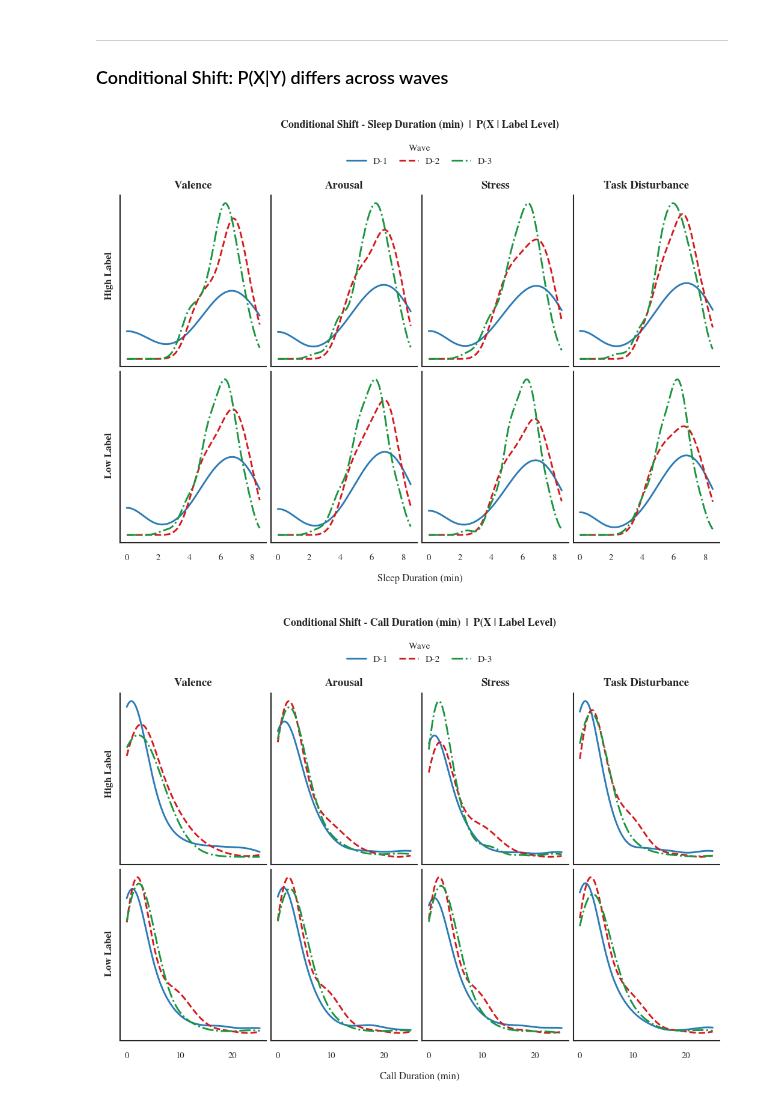
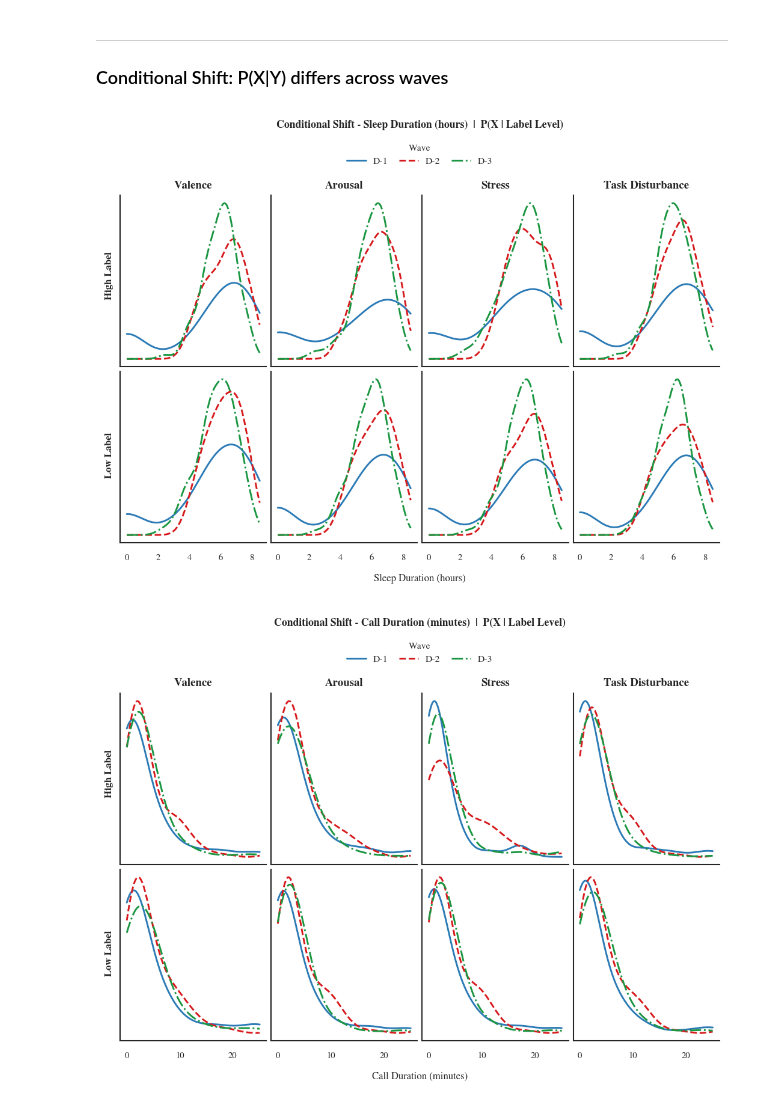
Before and after one commit to Kaist-ICLab/EmoPhone, a Jupyter notebook: EDA/psych_affect.ipynb, the cells around one changed output. Cells and saved outputs as stored; diff of their text form; code cells hidden in the pictures.

```diff
--- a/EDA/psych_affect.ipynb
+++ b/EDA/psych_affect.ipynb
@@ -253,9 +271,9 @@ d3_data = df_X_combined[df_X_combined["META#dataset"] == "D-3"]
 ---
 ### Covariate Shift: P(X) differs across waves
 # %%
-# ── 3. PCA VISUALIZATION (PER-USER MEANS) ─────────────────────────────────
+# PCA VISUALIZATION (PER-USER MEANS) ─────────────────────────────────
 # Compute per-user feature means
-user_means = df_X_combined.groupby(['PIF#participantID', 'META#dataset'])[numeric_common].mean()
+user_means = df_X_28d.groupby(['PIF#participantID', 'META#dataset'])[numeric_common].mean()
 user_means = user_means.reset_index()
 # Prepare data for PCA
 X = user_means[numeric_common].fillna(0).values
@@ -379,7 +671,7 @@ axes_flat = axes.ravel()
 
 for ax, feature in zip(axes_flat, top_features):
     for ds in WAVE_KEYS:
-        ds_df = df_X_combined[df_X_combined["META#dataset"] == ds]
+        ds_df = df_X_28d[df_X_28d["META#dataset"] == ds]
         vals  = _prepare_vals(feature, ds_df)
         if len(vals) < 5:
             continue
@@ -436,12 +728,12 @@ _LINESTYLES  = {"D-1": "-", "D-2": "--", "D-3": "-."}
 _MARKERS     = {"D-1": "o", "D-2": "s", "D-3": "^"}
 
 for _feature in _cs_features:
-    if _feature not in df_X_combined.columns:
-        print(f"  Skipping {_feature!r} — column not found in df_X_combined")
+    if _feature not in df_X_28d.columns:
+        print(f"  Skipping {_feature!r} — column not found in df_X_28d")
         continue
 
     feat_df = (
-        df_X_combined[["META#dataset", "PIF#participantID", _feature]]
+        df_X_28d[["META#dataset", "PIF#participantID", _feature]]
         .dropna()
         .groupby(["META#dataset", "PIF#participantID"])[_feature]
         .mean()
@@ -461,7 +753,7 @@ for _feature in _cs_features:
 
     for ax_i, (ax, lbl) in enumerate(zip(axes, SHARED_LABELS)):
         for wk in WAVE_KEYS:
-            esm_wk = esm_by_wave[wk]
+            esm_wk = esm_by_wave_28d[wk]
             if lbl not in esm_wk.columns:
                 continue
 
@@ -539,7 +831,7 @@ def _split_label_groups(
     """
     all_scores = []
     for wk in wave_keys:
-        esm_wk = esm_by_wave[wk]
+        esm_wk = esm_by_wave_28d[wk]
         if lbl not in esm_wk.columns:
             continue
         per_person = (
@@ -557,36 +849,33 @@ def _split_label_groups(
         return None
 
     all_df = pd.concat(all_scores, ignore_index=True)
-    global_median = all_df["lbl_score"].median()
-    high = set(all_df.loc[all_df["lbl_score"] >  global_median, "Pcode"])
-    low  = set(all_df.loc[all_df["lbl_score"] <= global_median, "Pcode"])
+    high = set(all_df.loc[all_df["lbl_score"] >=  1, "Pcode"])
+    low  = set(all_df.loc[all_df["lbl_score"] < 1, "Pcode"])
     return high, low
 
 
 _COND_FEATURES = [
     "Sleep#Duration",
-    # "Fitbitcalorie#VAL",
-    # "SCR_EVENT#DSC=ON",
     "CALL_DUR#VAL",
 ]
 _FEATURE_DISPLAY = {
-    "Sleep#Duration": "Sleep Duration (min)",
-    "CALL_DUR#VAL":   "Call Duration (min)",
+    "Sleep#Duration": "Sleep Duration (hours)",
+    "CALL_DUR#VAL":   "Call Duration (minutes)",
 }
 _UNIT_CONVERSIONS = {
-    "Sleep#Duration": 3600,  # raw → minutes
+    "Sleep#Duration": 3600,  # raw → hours
     "CALL_DUR#VAL":   60,    # raw → minutes
 }
 _COND_LINESTYLES = {"D-1": "-", "D-2": "--", "D-3": "-."}
 
 
 for _feature in _COND_FEATURES:
-    if _feature not in df_X_combined.columns:
+    if _feature not in df_X_28d.columns:
         print(f"  Skipping {_feature!r} — column not found")
         continue
 
     feat_df = (
-        df_X_combined[["META#dataset", "PIF#participantID", _feature]]
+        df_X_28d[["META#dataset", "PIF#participantID", _feature]]
         .dropna()
         .groupby(["META#dataset", "PIF#participantID"])[_feature]
         .mean()
@@ -603,9 +892,11 @@ for _feature in _COND_FEATURES:
     fig.subplots_adjust(hspace=0.35, wspace=0.18)
 
     first_legend_ax = None
+    # Store all plotted data to compute global y limits
+    all_y_vals = []
 
     for ax_i, (ax_row_high, ax_row_low, lbl) in enumerate(zip(axes[0], axes[1], SHARED_LABELS)):
-        groups = _split_label_groups(lbl, esm_by_wave, WAVE_KEYS)
+        groups = _split_label_groups(lbl, esm_by_wave_28d, WAVE_KEYS)
         if groups is None:
             continue
         high_pcodes, low_pcodes = groups
@@ -622,6 +913,7 @@ for _feature in _COND_FEATURES:
 
                 try:
                     y_vals = gaussian_kde(wave_feat, bw_method="scott")(x_grid)
+                    all_y_vals.append(y_vals)
                     show_label = (row_i == 0 and ax_i == 0)
                     ax.plot(
                         x_grid,
@@ -641,36 +933,43 @@ for _feature in _COND_FEATURES:
             ax.tick_params(labelsize=7)
             if row_i == 0:
                 ax.set_title(lbl, fontsize=9, fontweight="bold", pad=6)
+
+    # Set consistent y-axis scale across all subplots
+    if all_y_vals:
+        y_max = max(np.max(y) for y in all_y_vals)
+        for ax_row in axes:
+            for ax in ax_row:
+                ax.set_ylim(0, y_max * 1.05)
 
     for row_i, row_label in enumerate(["High Label", "Low Label"]):
         mid_y = (axes[row_i, 0].get_position().y0 + axes[row_i, 0].get_position().y1) / 2
         fig.text(-0.01, mid_y, row_label, ha="center", va="center", fontsize=8, fontweight="bold", rotation=90)
 
     feat_display = _FEATURE_DISPLAY.get(_feature, _feature)
     fig.text(0.5, -0.03, feat_display, ha="center", va="center", fontsize=8)
 
     if first_legend_ax is not None:
         handles, labels_ = first_legend_ax.get_legend_handles_labels()
         fig.legend(
             handles,
             labels_,
             bbox_to_anchor=(0.5, 1.06),
             loc="upper center",
             frameon=False,
             title="Wave",
             fontsize=7.5,
             title_fontsize=7.5,
             ncol=3,
             handlelength=2.0,
             columnspacing=1.2,
         )
 
     fig.suptitle(f"Conditional Shift - {feat_display}  |  P(X | Label Level)", fontsize=8.5, fontweight="bold", y=1.10)
     plt.tight_layout(pad=0.4)
     plt.show()
 # %% [output]
-[figure, old version]
+[figure, new version]
-[figure, old version]
+[figure, new version]
 # %%
 # ── Conditional Shift — Boxplot Version ──────────────────────────────────────
 # Same P(X|Y) logic as the KDE version; boxplots show distributional spread.
```
Also changed, not shown: parts of 12 cells of this notebook, 29 other files.
